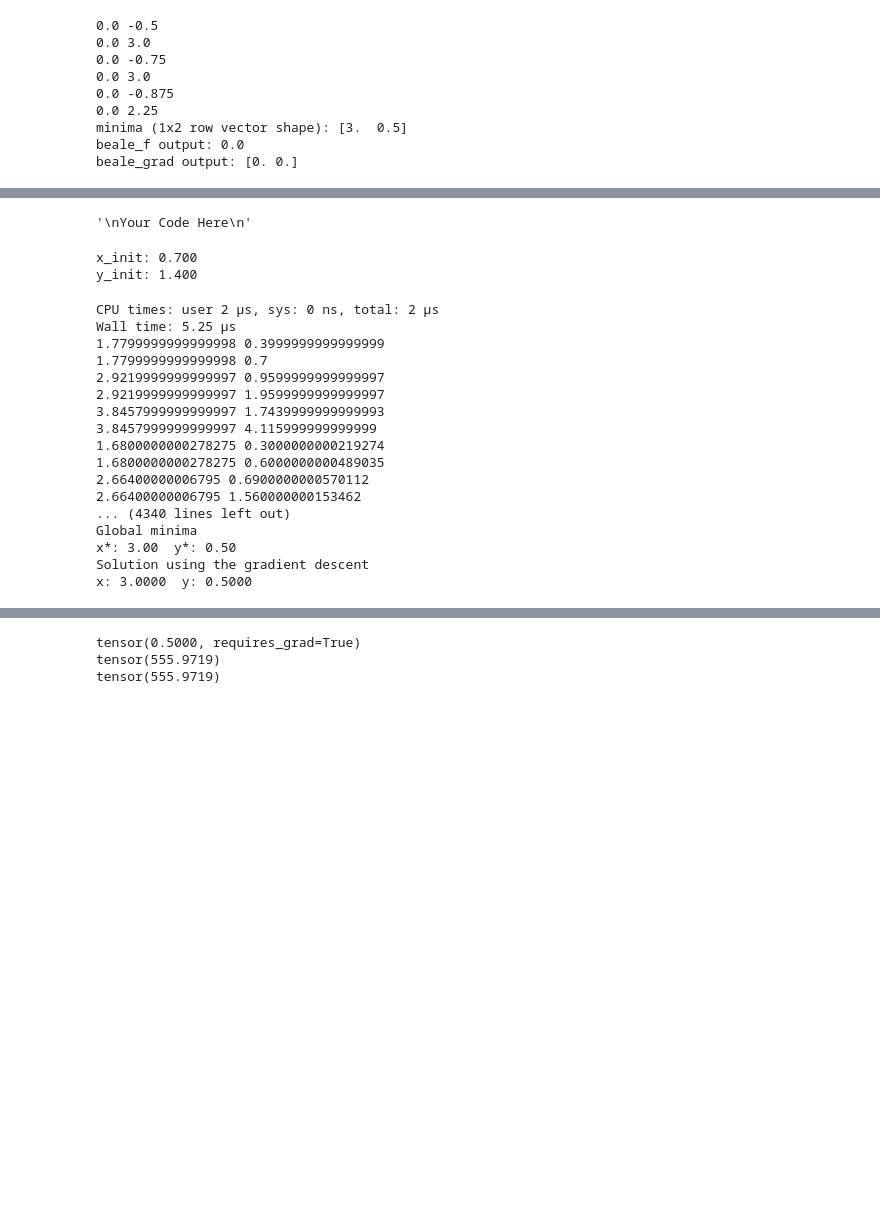
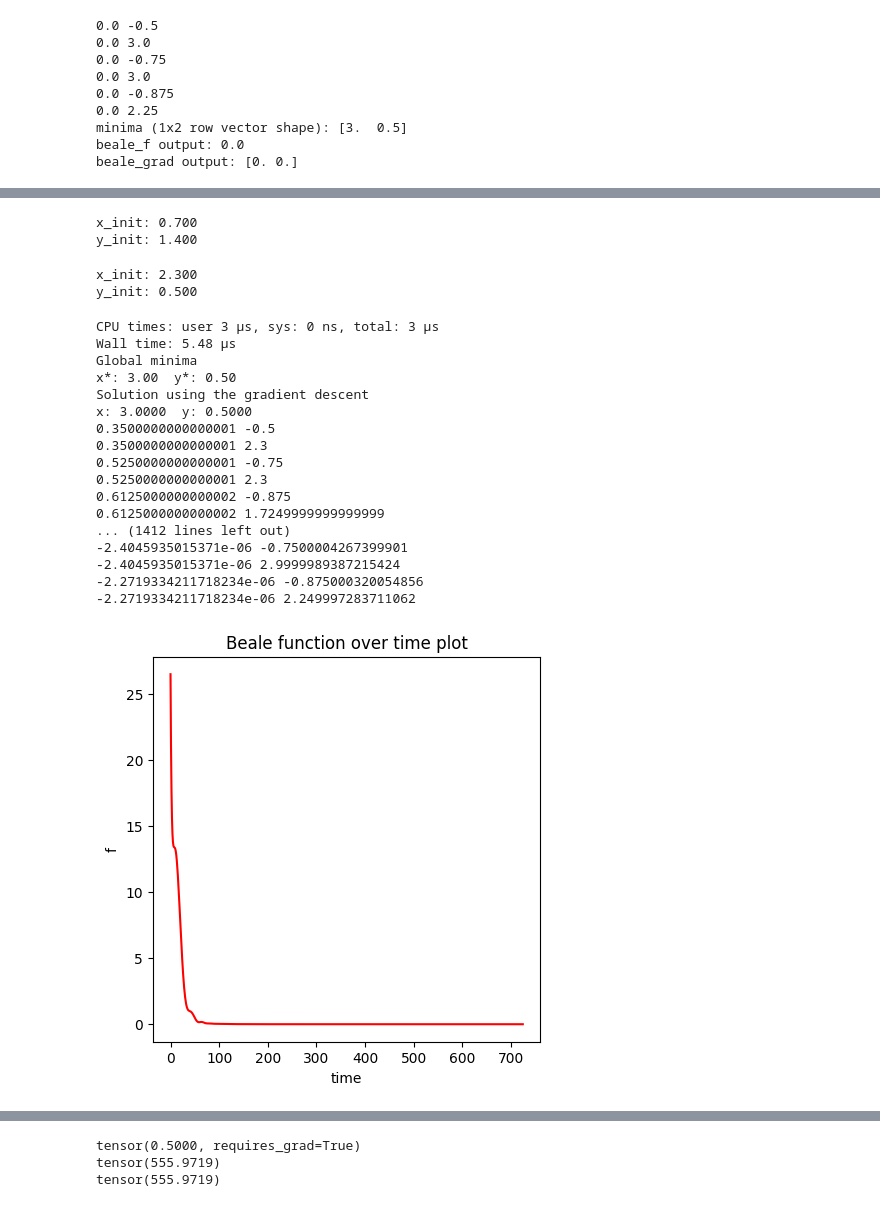
Before and after one commit to sbajamy/ece046211, a Jupyter notebook: gil/ece046211_hw1_optimization_autograd.ipynb, the cells around one changed output, grey strips where cells are left out. Saved outputs shown, nothing was run; the diff lists cells and outputs as text; code cells hidden in the pictures; blank space fills up the shorter version.

```diff
--- a/gil/ece046211_hw1_optimization_autograd.ipynb
+++ b/gil/ece046211_hw1_optimization_autograd.ipynb
@@ -305,11 +341,12 @@ class AdamOptimizer():
         self.beta2 = beta2
         self.epsilon = epsilon
 
+
         # for accumulation of loss and path (w, b)
         self.z_history = []
         self.x_history = []
         self.y_history = []
-
+        self.path = np.array([])
 
     def func(self, variables):
         """Beale function.
@@ -364,7 +401,6 @@ class AdamOptimizer():
         return False
       prev_val = np.array([self.x_history[-1],self.y_history[-1]])
       dist = np.linalg.norm(self.current_val-prev_val)
-      #print(f"dist to convergence: {dist}")
       return np.linalg.norm(self.current_val-prev_val) < 1e-7
     def train(self, max_steps):
       t = 1
@@ -372,18 +408,42 @@ class AdamOptimizer():
         self.history_update(self.func(self.current_val),*self.current_val)
         self.weights_update(self.gradients(self.current_val),t)
         t += 1
-        #print(f"gradient descent time: {t}")
+      self.path = np.concatenate((np.expand_dims(np.array(self.x_history), 1), np.expand_dims(np.array(self.y_history), 1)), axis=1).T
+
+    def plot_func_over_time(self):
+      fig = plt.figure(figsize=(5, 5))
+      ax = fig.add_subplot()
+      ax.plot(self.z_history, color = 'red')
+      ax.set_title('Beale function over time plot')
+      ax.set_xlabel('time')
+      ax.set_ylabel('f')
+    def plot_GD_contour_path(self):
+      number_of_points = 500
+      margin = 5.5
+      min = 0. - margin
+      max = 0. + margin
+      x_mesh, y_mesh = np.meshgrid(np.linspace(min, max, number_of_points), np.linspace(min, max, number_of_points))
+      z = np.array([self.func(np.array([xps, yps])) for xps, yps in zip(x_mesh, y_mesh)])
+      fig = plt.figure(figsize=(7, 7))
+      ax = fig.add_subplot()
+      ax.contour(x_mesh, y_mesh, z, levels=np.logspace(-.5, 5, 35), norm=LogNorm(), cmap=plt.cm.jet)
+      ax.plot(*minima, 'r*', markersize=20)
+      ax.quiver(self.path[0,:-1], self.path[1,:-1], self.path[0,1:]-self.path[0,:-1], self.path[1,1:]-self.path[1,:-1],
+          scale_units='xy', angles='xy', scale=1, color='k')
+      ax.plot(*minima, 'r*', markersize=20)
+      ax.set_title('Beale function contour')
+      ax.set_xlabel('x')
+      ax.set_ylabel('y')
-# %%
-"""
-Your Code Here
-"""
-# %% [output]
-'\nYour Code Here\n'
 # %%
 opt = AdamOptimizer(beale_f, beale_grads, x_init=0.7, y_init=1.4, learning_rate=0.1, beta1=0.9, beta2=0.999, epsilon=1e-8)
 # %% [output]
 x_init: 0.700
 y_init: 1.400
+# %%
+opt2 = AdamOptimizer(beale_f, beale_grads, x_init=2.3, y_init=0.5, learning_rate=0.3, beta1=0.9, beta2=0.999, epsilon=1e-8)
+# %% [output]
+x_init: 2.300
+y_init: 0.500
 # %%
 %time
 opt.train(1000)
@@ -391,25 +451,29 @@ print("Global minima")
 print("x*: {:.2f}  y*: {:.2f}".format(minima[0], minima[1]))
 print("Solution using the gradient descent")
 print("x: {:.4f}  y: {:.4f}".format(*opt.current_val))
+opt2.train(1000)
 # %% [output]
-CPU times: user 2 µs, sys: 0 ns, total: 2 µs
-Wall time: 5.25 µs
-1.7799999999999998 0.3999999999999999
-1.7799999999999998 0.7
-2.9219999999999997 0.9599999999999997
-2.9219999999999997 1.9599999999999997
-3.8457999999999997 1.7439999999999993
-3.8457999999999997 4.115999999999999
-1.6800000000278275 0.3000000000219274
-1.6800000000278275 0.6000000000489035
-2.66400000006795 0.6900000000570112
-2.66400000006795 1.560000000153462
-... (4340 lines left out)
+CPU times: user 3 µs, sys: 0 ns, total: 3 µs
+Wall time: 5.48 µs
 Global minima
 x*: 3.00  y*: 0.50
 Solution using the gradient descent
 x: 3.0000  y: 0.5000
+0.3500000000000001 -0.5
+0.3500000000000001 2.3
+0.5250000000000001 -0.75
+0.5250000000000001 2.3
+0.6125000000000002 -0.875
+0.6125000000000002 1.7249999999999999
+... (1412 lines left out)
+-2.4045935015371e-06 -0.7500004267399901
+-2.4045935015371e-06 2.9999989387215424
+-2.2719334211718234e-06 -0.875000320054856
+-2.2719334211718234e-06 2.249997283711062
 # %%
 # plot the Beale function values during the optimization
+opt.plot_func_over_time()
+# %% [output]
+[figure, added]
 # %%
 # plot the optimization path
```
Also changed, not shown: parts of 8 cells of this notebook.
